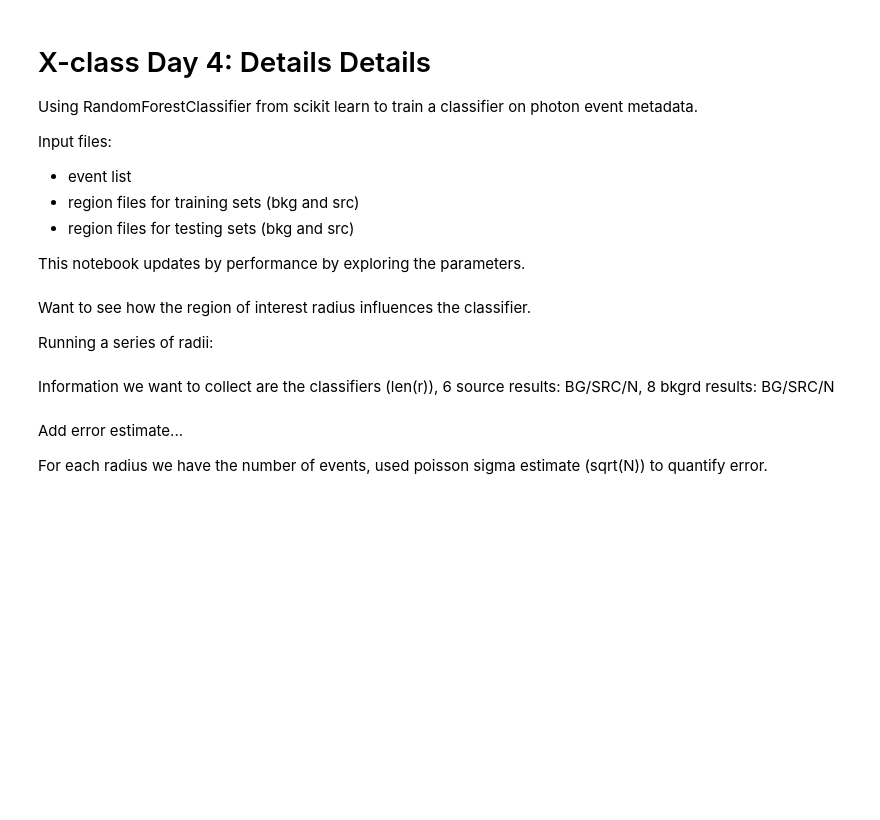
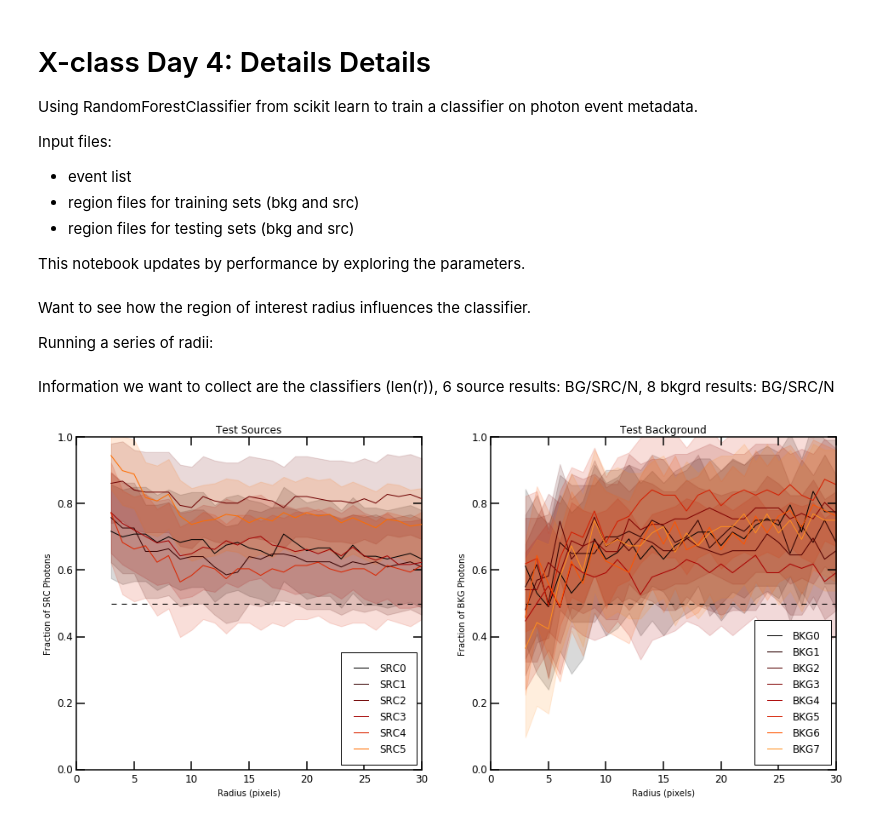
Before and after one commit to rudyphd/X-class, a Jupyter notebook: X-class_Day4.ipynb, the cells around one changed output. Saved outputs shown, nothing was run; the diff lists cells and outputs as text; code cells hidden in the pictures; blank space fills up the shorter version.

```diff
--- a/X-class_Day4.ipynb
+++ b/X-class_Day4.ipynb
@@ -149,27 +149,25 @@ for j in range(len(r)):
 # %%
 f = plt.figure(num=1,figsize=(16,7))
 ax1 = f.add_subplot(1,2,1)
 ax2 = f.add_subplot(1,2,2)
 cmap = mpl.cm.get_cmap('gist_heat')
 for i in range(len(s2x)):
     thiscolor = cmap(float(i)/(len(s2x)+1))
     ax1.fill_between(r,rfc_src[:,i,0]+rfc_esrc[:,i],rfc_src[:,i,0]-rfc_esrc[:,i],
-                    color=thiscolor,zorder=0,alpha=0.25)
+                    color=thiscolor,zorder=0,alpha=0.15)
     ax1.plot(r,rfc_src[:,i,0],'-',color=thiscolor,label='SRC{0}'.format(i),zorder=10)
 for i in range(len(b2x)):
     thiscolor = cmap(float(i)/(len(b2x)+1))
     ax2.fill_between(r,rfc_bkg[:,i,1]+rfc_ebkg[:,i],rfc_bkg[:,i,1]-rfc_ebkg[:,i],
-                     color=thiscolor,zorder=0,alpha=0.25)
+                     color=thiscolor,zorder=0,alpha=0.15)
     ax2.plot(r,rfc_bkg[:,i,1],'-',color=thiscolor,label='BKG{0}'.format(i))
 ax1.hlines(0.5,min(r),max(r),colors='k',linestyles='--')
 ax2.hlines(0.5,min(r),max(r),colors='k',linestyles='--')
 ax1.set_ylim(0,1); ax1.set_title('Test Sources')
 ax1.set_ylabel('Fraction of SRC Photons'); ax1.set_xlabel('Radius (pixels)')
 ax2.set_ylim(0,1); ax2.set_title('Test Background')
 ax2.set_ylabel('Fraction of BKG Photons'); ax2.set_xlabel('Radius (pixels)')
 ax1.legend(loc='lower right'); ax2.legend(loc='lower right')
 plt.show()
+# %% [output]
+[figure, added]
-# %% [markdown]
-Add error estimate...
-
-For each radius we have the number of events, used poisson sigma estimate (sqrt(N)) to quantify error.
```
